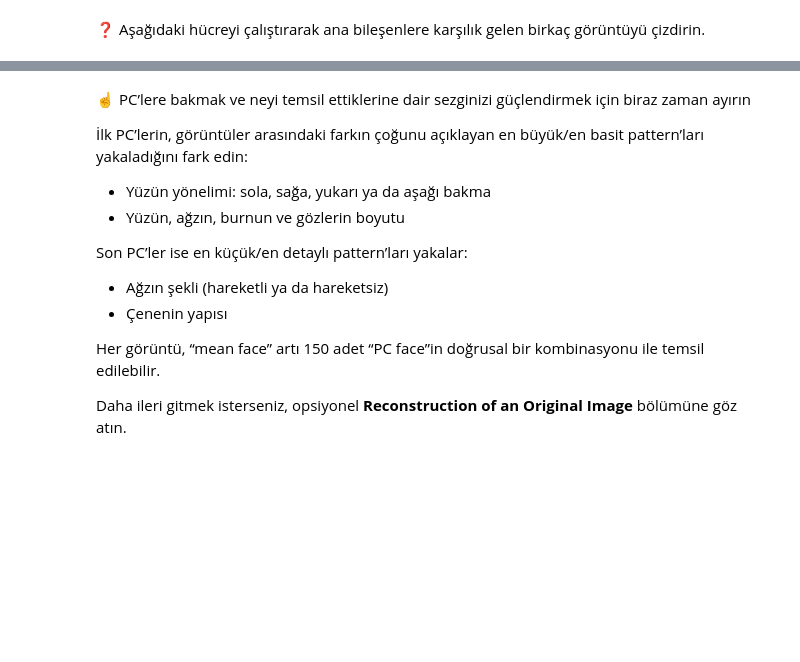
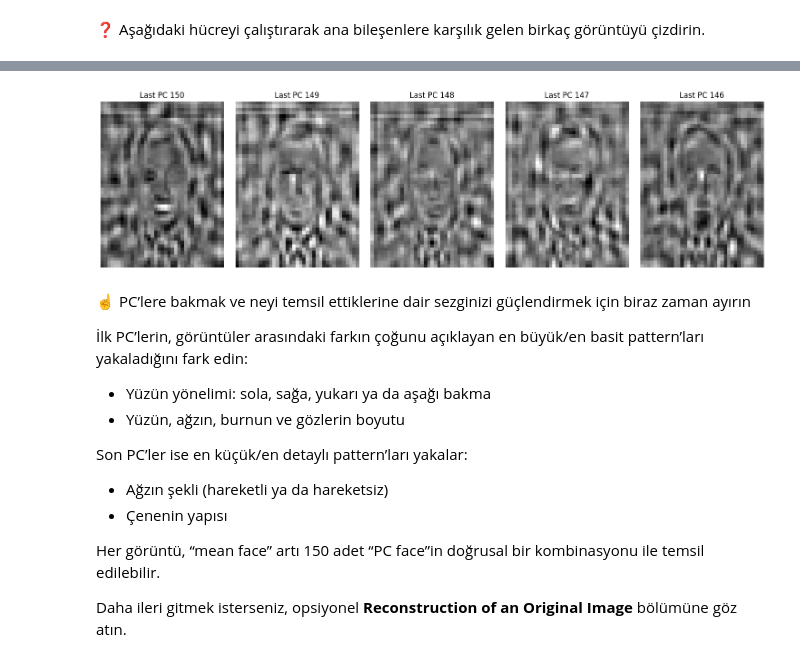
Before and after one commit to tmy-datamesa/S17D3-S-data-face-recoginition, a Jupyter notebook: face_recognition.ipynb, the cells around one changed output, grey strips where cells are left out. Saved outputs shown, nothing was run; the diff lists cells and outputs as text; code cells hidden in the pictures; blank space fills up the shorter version.

```diff
--- a/face_recognition.ipynb
+++ b/face_recognition.ipynb
@@ -307,3 +336,16 @@ plt.tight_layout()
+# %%
+fig, axes = plt.subplots(1, 5, figsize=(15, 4))
+
+for i in range(5):
+    idx = - (i + 1)
+    axes[i].imshow(pca.components_[idx].reshape(50, 37), cmap="gray")
+    axes[i].set_title(f"Last PC {pca.components_.shape[0] - i}")
+    axes[i].axis("off")
+
+plt.tight_layout()
+plt.show()
+# %% [output]
+[figure, added]
 # %% [markdown]
 ☝️ PC’lere bakmak ve neyi temsil ettiklerine dair sezginizi güçlendirmek için biraz zaman ayırın
 
```
Also changed, not shown: parts of 14 cells of this notebook, 1 other file.
